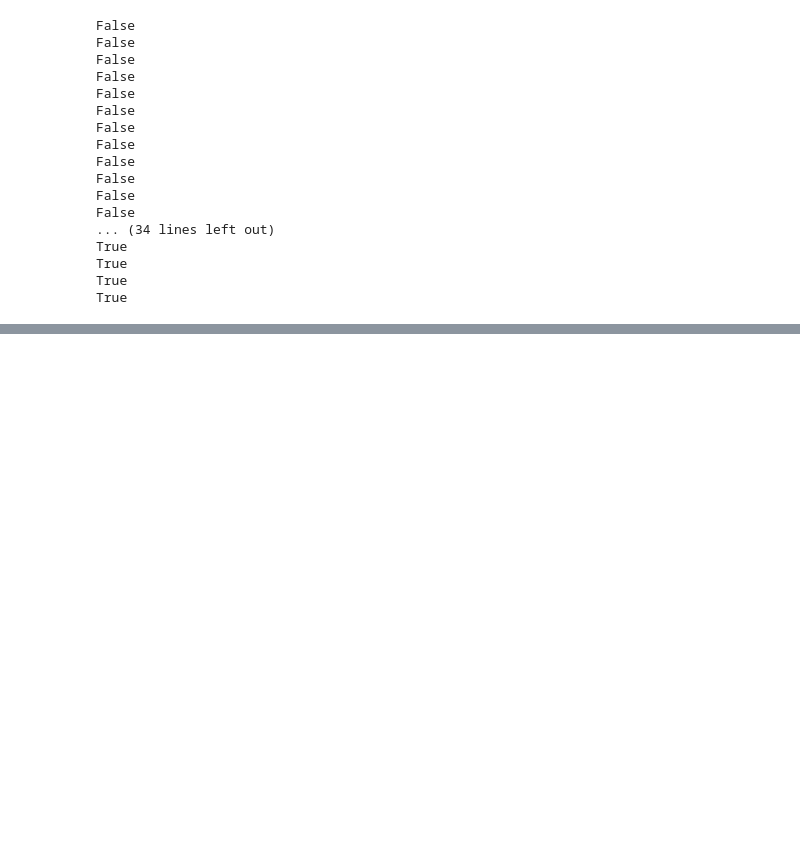
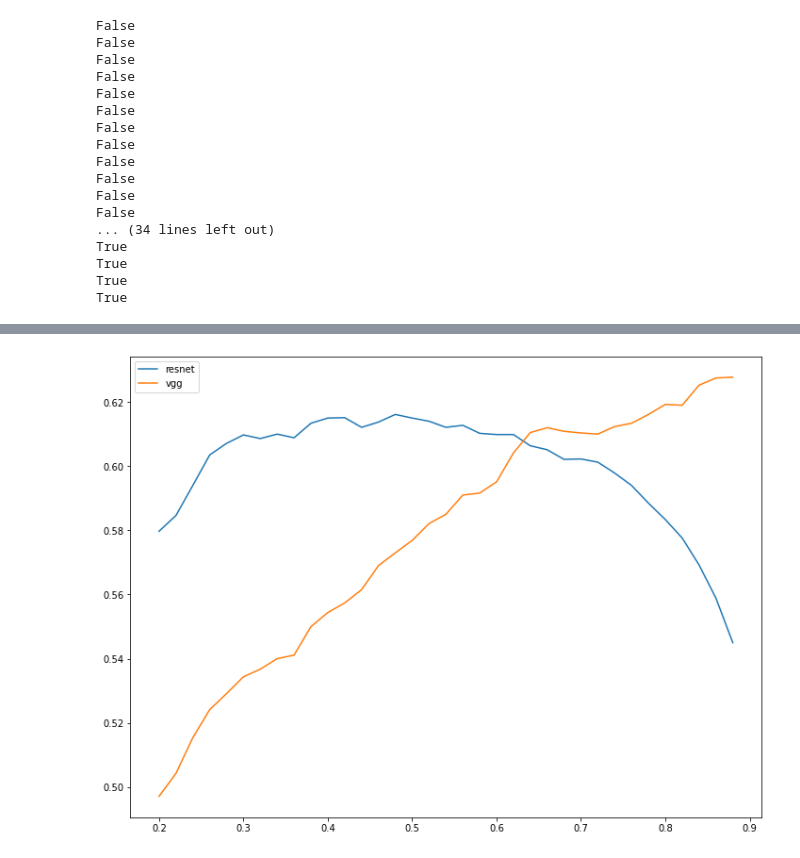
Before and after one commit to taiki-nakaso/diveintocode-ml, a Jupyter notebook: src/term2/sprint20/sprint20.ipynb, the cells around one changed output, grey strips where cells are left out. Drawn from its saved outputs; the diff is of its cells as text; code cells hidden in the pictures; blank space fills up the shorter version.

```diff
--- a/src/term2/sprint20/sprint20.ipynb
+++ b/src/term2/sprint20/sprint20.ipynb
@@ -1056,0 +1059,8 @@ df_iou.plot(x='threshold', y='iou')
+# %%
+#比較
+plt.plot(df_iou_resnet['threshold'], df_iou_resnet['iou'], label='resnet')
+plt.plot(df_iou_vgg['threshold'], df_iou_vgg['iou'], label='vgg')
+plt.legend()
+plt.show()
+# %% [output]
+[figure, added]
```
Also changed, not shown: parts of 21 cells of this notebook.
